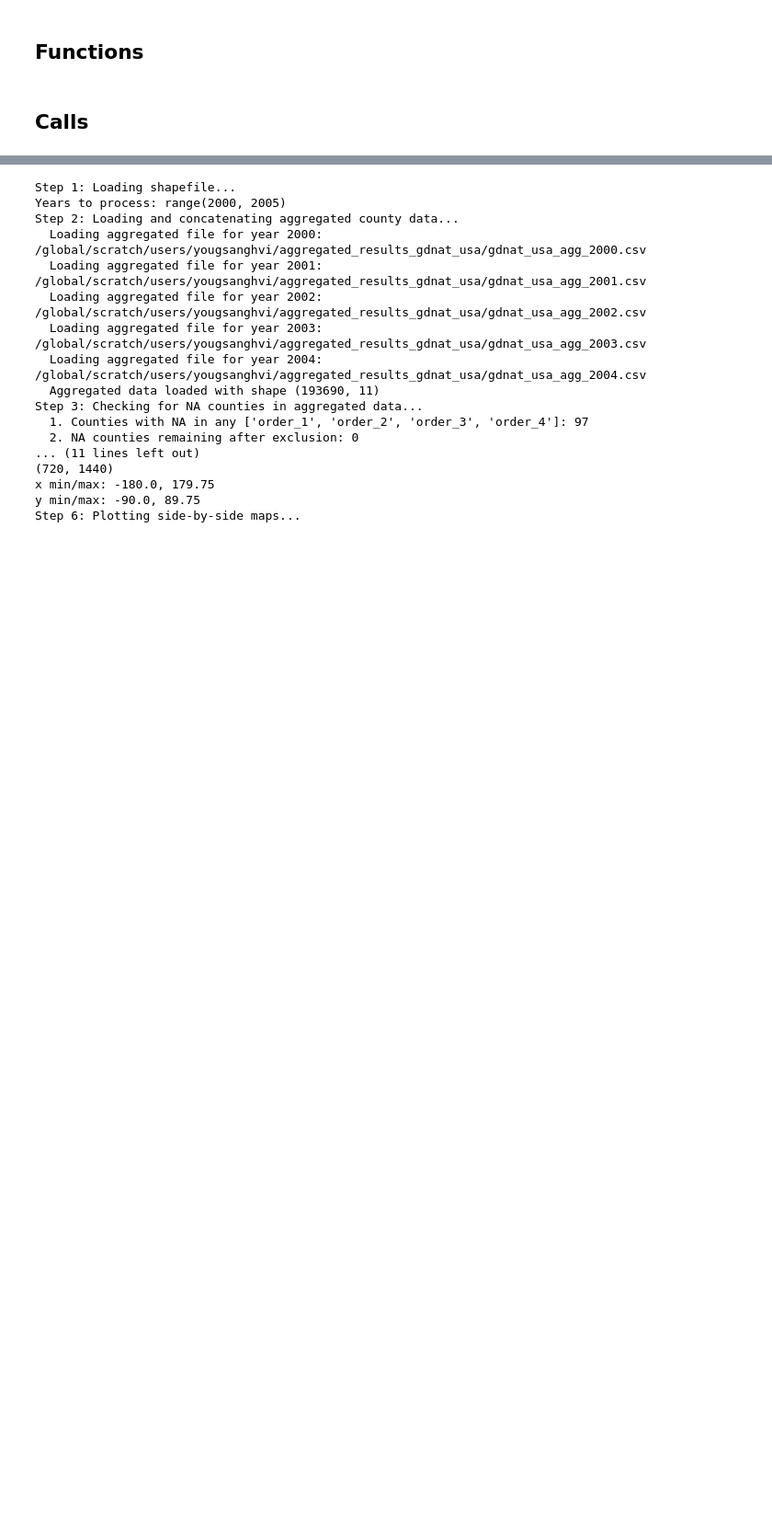
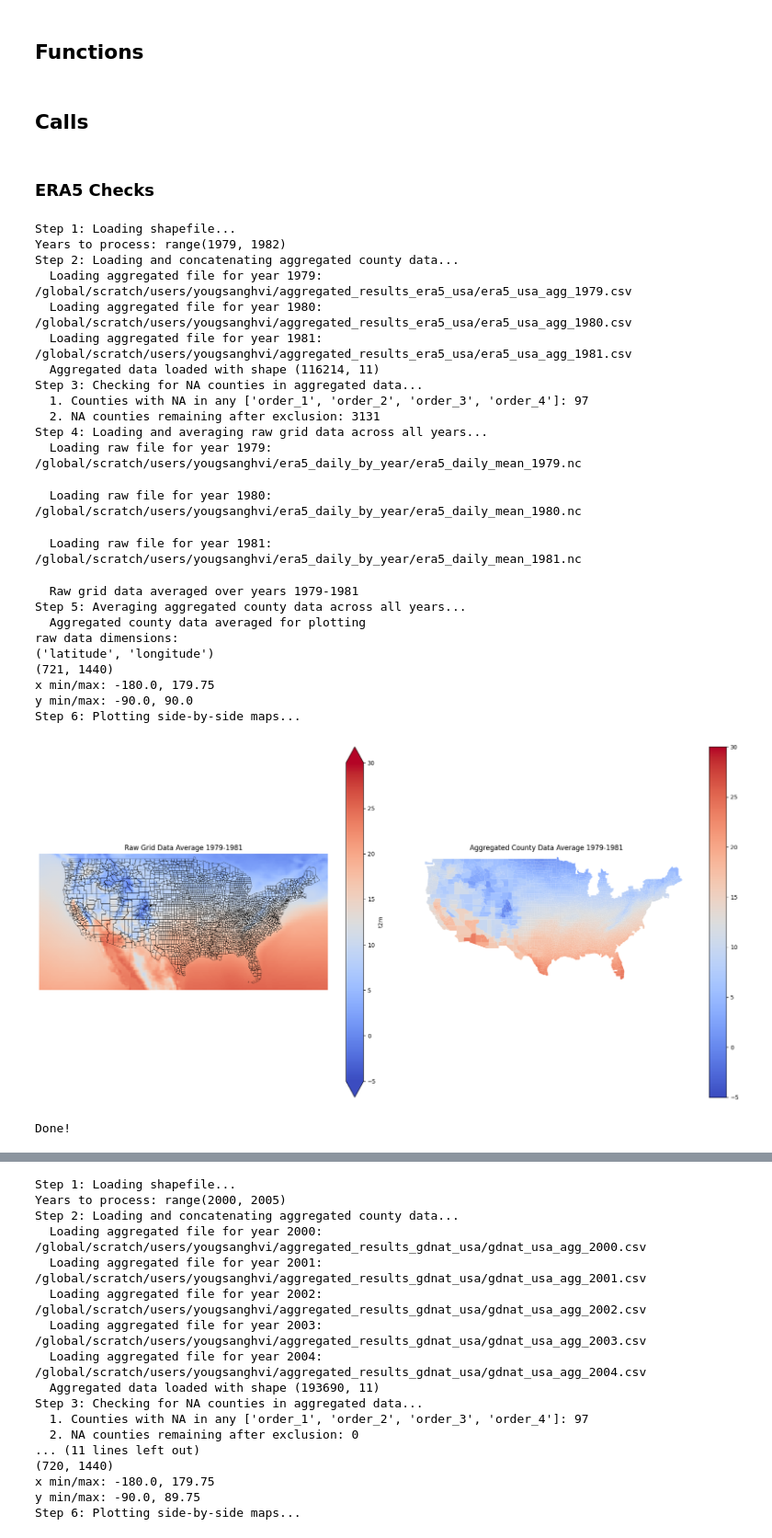
Before and after one commit to yougsanghvi/global_suicide_dummy, a Jupyter notebook: code/b_era5_aggregation/diagnostics.ipynb, the cells around one changed output, grey strips where cells are left out. Shown at 92% size. Saved outputs shown, nothing was run; the diff lists cells and outputs as text; code cells hidden in the pictures; blank space fills up the shorter version.

Commit message:
era5 aggregation

```diff
--- a/code/b_era5_aggregation/diagnostics.ipynb
+++ b/code/b_era5_aggregation/diagnostics.ipynb
@@ -265,2 +280,43 @@ def plot_na_counties(
 # %% [markdown]
 ## Calls
+# %% [markdown]
+### ERA5 Checks
+# %%
+check_aggregation_correctness(
+    raw_folder="/global/scratch/users/yougsanghvi/era5_daily_by_year",
+    agg_folder="/global/scratch/users/yougsanghvi/aggregated_results_era5_usa",
+    raw_template="era5_daily_mean_{}.nc",
+    agg_template="era5_usa_agg_{}.csv",
+    shapefile_path="/global/scratch/users/yougsanghvi/shapefiles/tl_2016_us_county_mortality.shp",
+    shapefile_id_col="GEOID",
+    years=range(1979, 1982),
+    raw_var_name = 't2m',
+    lon_column='longitude',
+    lat_column='latitude',
+)
+# %% [output]
+Step 1: Loading shapefile...
+Years to process: range(1979, 1982)
+Step 2: Loading and concatenating aggregated county data...
+  Loading aggregated file for year 1979: /global/scratch/users/yougsanghvi/aggregated_results_era5_usa/era5_usa_agg_1979.csv
+  Loading aggregated file for year 1980: /global/scratch/users/yougsanghvi/aggregated_results_era5_usa/era5_usa_agg_1980.csv
+  Loading aggregated file for year 1981: /global/scratch/users/yougsanghvi/aggregated_results_era5_usa/era5_usa_agg_1981.csv
+  Aggregated data loaded with shape (116214, 11)
+Step 3: Checking for NA counties in aggregated data...
+  1. Counties with NA in any ['order_1', 'order_2', 'order_3', 'order_4']: 97
+  2. NA counties remaining after exclusion: 3131
+Step 4: Loading and averaging raw grid data across all years...
+  Loading raw file for year 1979: /global/scratch/users/yougsanghvi/era5_daily_by_year/era5_daily_mean_1979.nc
+  Loading raw file for year 1980: /global/scratch/users/yougsanghvi/era5_daily_by_year/era5_daily_mean_1980.nc
+  Loading raw file for year 1981: /global/scratch/users/yougsanghvi/era5_daily_by_year/era5_daily_mean_1981.nc
+  Raw grid data averaged over years 1979-1981
+Step 5: Averaging aggregated county data across all years...
+  Aggregated county data averaged for plotting
+raw data dimensions:
+('latitude', 'longitude')
+(721, 1440)
+x min/max: -180.0, 179.75
+y min/max: -90.0, 90.0
+Step 6: Plotting side-by-side maps...
+[figure, added]
+Done!
```
Also changed, not shown: parts of 6 cells of this notebook, 15 other files.
